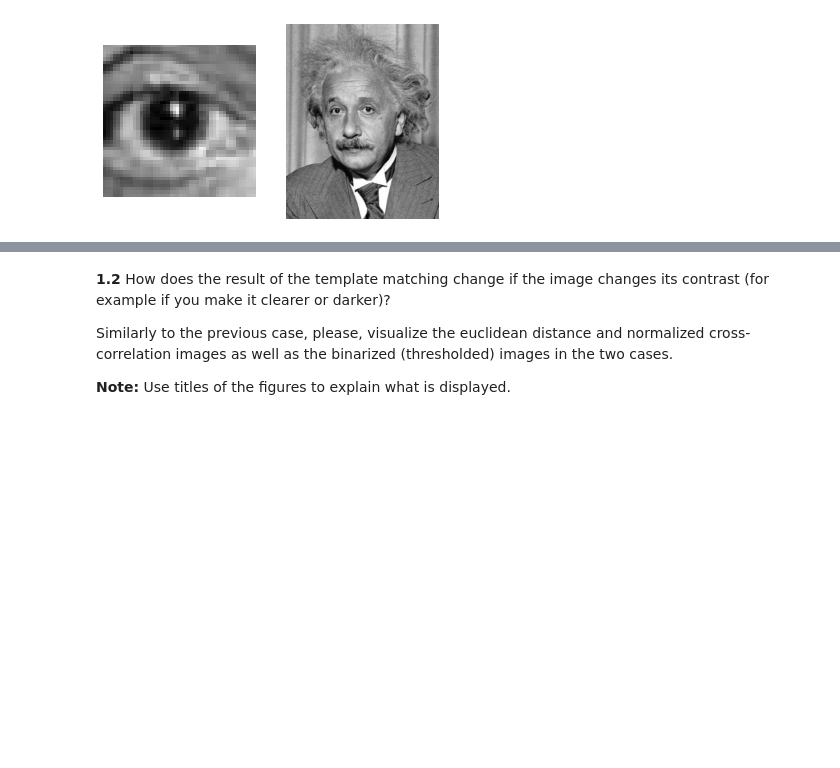
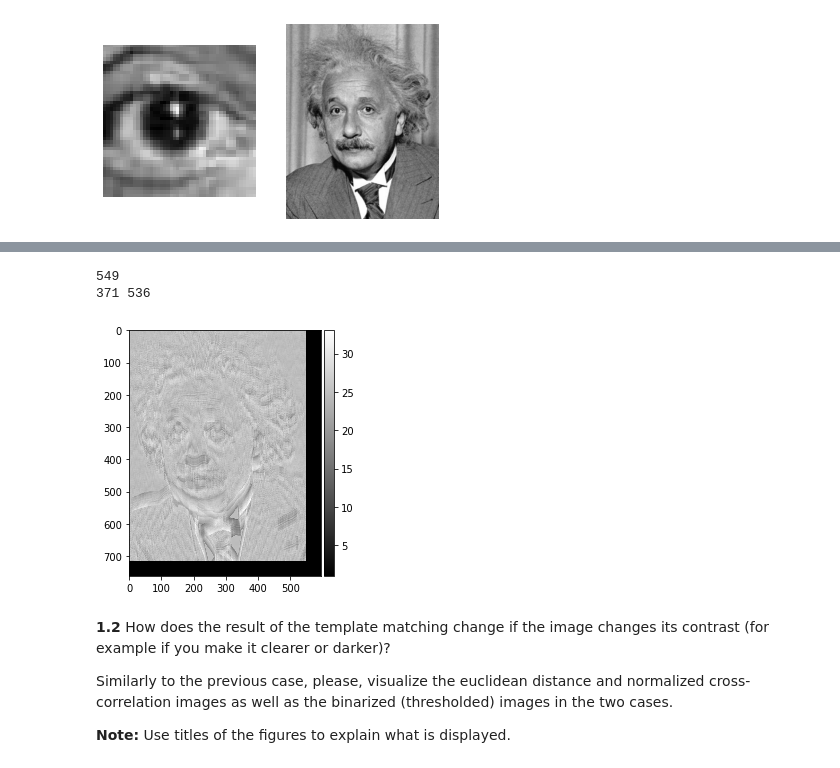
Before and after one commit to PauSolerValades/VA, a Jupyter notebook: Practica4/p4_Part1/p4_2021-2022_Part1.ipynb, the cells around one changed output, grey strips where cells are left out. Drawn from its saved outputs; the diff is of its cells as text; code cells hidden in the pictures; blank space fills up the shorter version.

Commit message:
practica 4 evil einstin

```diff
--- a/Practica4/p4_Part1/p4_2021-2022_Part1.ipynb
+++ b/Practica4/p4_Part1/p4_2021-2022_Part1.ipynb
@@ -78,3 +97,56 @@ Create a function for template matching applying SSD distance and normalized cro
+# %%
+import numpy as np
+from numpy import linalg
+
+evil_einstein = einstein.copy()
+
+def normalize(image): return (image[:,:]- image.min())/(image.max() - image.min())
+
+
+def ssd(image, pattern):
+
+    image[:,:] = (image[:,:]- image.min())/(image.max() - image.min())
+
+    si = image.shape
+    pi = pattern.shape
+
+    result = img_as_float(np.ones(si))
+    for i in range(0,si[0]-pi[0]):
+        for j in range(0, si[1]-pi[1]):
+            region = image[i:i+pi[0], j+pi[1]]
+            aux = pattern-region
+
+            result[i,j] = np.linalg.norm(normalize(aux))
+
+    print(result.argmin())
+
+
+
+    return img_as_float(result)
+
+
+
+def ssd_fast(image, pattern):
+    image = np.ones(si)
+    si = image.shape
+    pi = pattern.shape
+    image = np.array([[np.linalg.norm(np.abs(pattern-image[i:i+pi[0], j+pi[1]]).flatten()) for j in range(0, si[1]-pi[1])] for i in range(0,si[0]-pi[0])])
+    image[:,:] = (image[:,:]- image.min())/(image.max() - image.min())
+    return image
+
+a = ssd(evil_einstein, eye)
+
+ij = np.unravel_index(np.argmax(a), a.shape)
+pos_x, pos_y = ij[::-1]
+
+print(pos_x, pos_y)
+
+io.imshow(a, cmap='gray')
+plt.show()
+# %% [output]
+549
+371 536
+[figure, added]
 # %% [markdown]
 **1.2** How does the result of the template matching change if the image changes its contrast (for example if you make it clearer or darker)?
 
```
Also changed, not shown: parts of 2 cells of this notebook, 1 other file.
